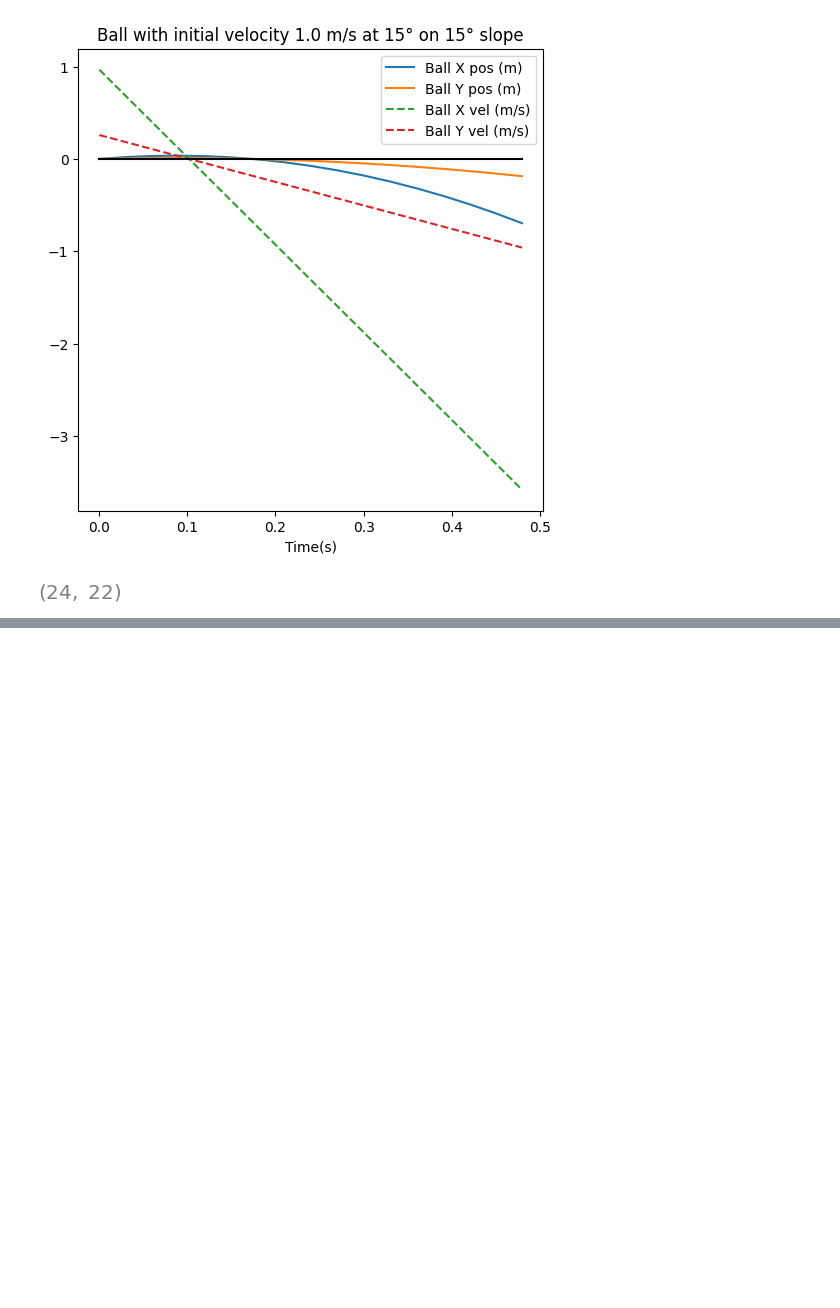
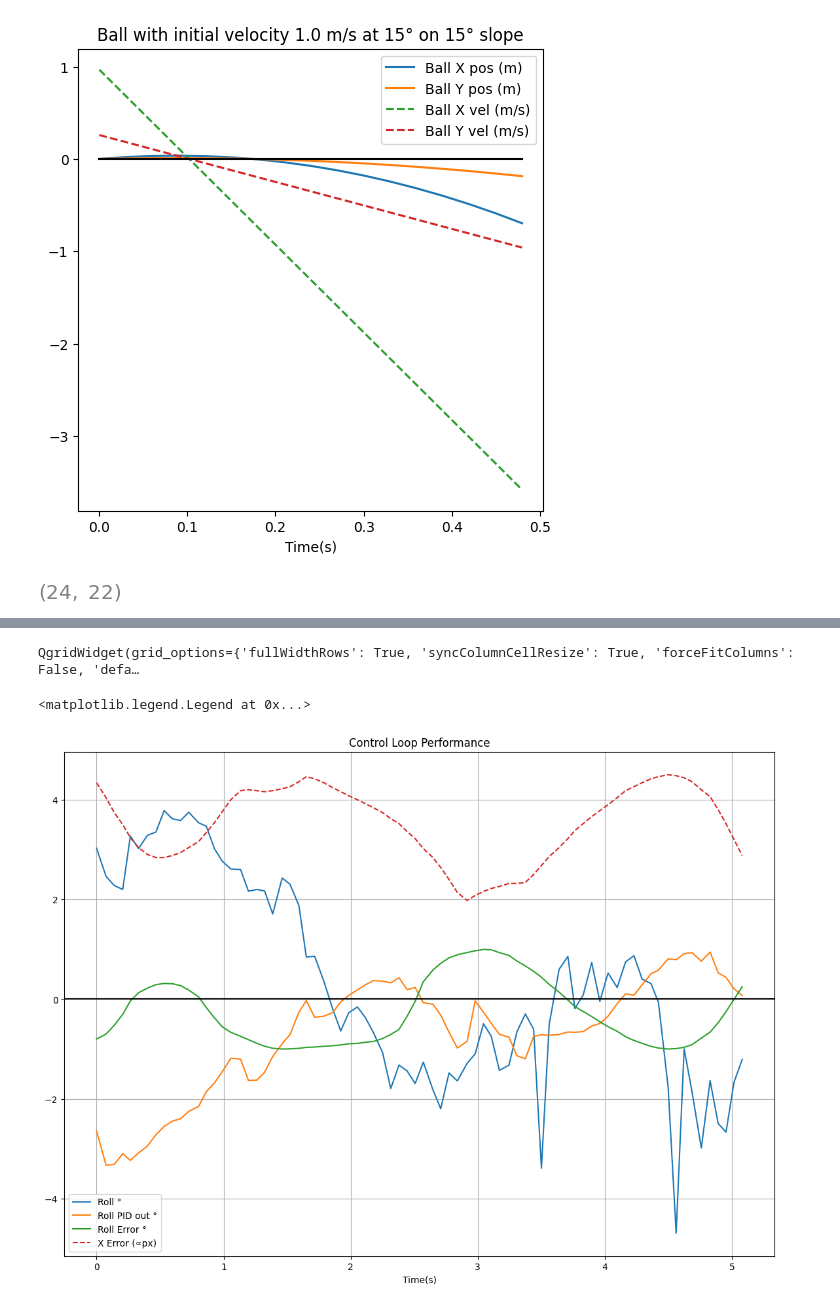
Before and after one commit to ivorjawa/StewartPlatform, a Jupyter notebook: StewartPlatformNotes.ipynb, the cells around one changed output, grey strips where cells are left out. Drawn from its saved outputs; the diff is of its cells as text; code cells hidden in the pictures; blank space fills up the shorter version.

```diff
--- a/StewartPlatformNotes.ipynb
+++ b/StewartPlatformNotes.ipynb
@@ -639,0 +594,47 @@ QgridWidget(grid_options={'fullWidthRows': True, 'syncColumnCellResize': True, '
+# %%
+ds = u'\N{DEGREE SIGN}'
+ptoo = u'\N{PROPORTIONAL TO}'
+
+pidposedf = pd.read_csv("Pose_est-2024-06-24T12:25:39.463067.csv")
+pidposedf = pidposedf[0:78]
+tim = pidposedf['time'].to_numpy()
+tim = tim-tim[0]
+pidposedf['time'] = tim
+pidpose_widget = qgrid.show_grid(pidposedf,
+                            grid_options={'forceFitColumns': False, 'defaultColumnWidth': 100},
+                            show_toolbar=True)
+display(pidpose_widget)
+
+fig, axis = plt.subplots(figsize=(14, 10))
+#ax.set_aspect('equal')
+
+asnum = lambda k: pidposedf[k].to_numpy()
+
+# higher numbers, like c3x have newer data than c2x, etc
+pscale = 100 # pixels
+
+roll = asnum('roll')
+rpe = asnum('roll_pid_out')*5
+rollerr = asnum('rollerr')/asnum('ballradscale')
+cx = asnum('c3x')/pscale
+cy = asnum('c3y')/pscale
+
+axis.plot(tim, roll, label=f"Roll {ds}")
+axis.plot(tim, rpe, label=f"Roll PID out {ds}")
+axis.plot(tim, rollerr, label=f"Roll Error {ds}")
+axis.plot(tim, cx, '--', label=f"X Error ({ptoo}px)") # roll
+#axis.plot(tim, cy, '--', label=f"Y Error ({ptoo}px)") # pitch
+
+
+
+
+axis.set_title("Control Loop Performance")
+axis.set_xlabel("Time(s)")
+axis.axhline(0,color='black')
+
+axis.grid()
+axis.legend()
+# %% [output]
+QgridWidget(grid_options={'fullWidthRows': True, 'syncColumnCellResize': True, 'forceFitColumns': False, 'defa…
+<matplotlib.legend.Legend at 0x...>
+[figure, added]
```
Also changed, not shown: parts of 5 cells of this notebook, 1 other file.
